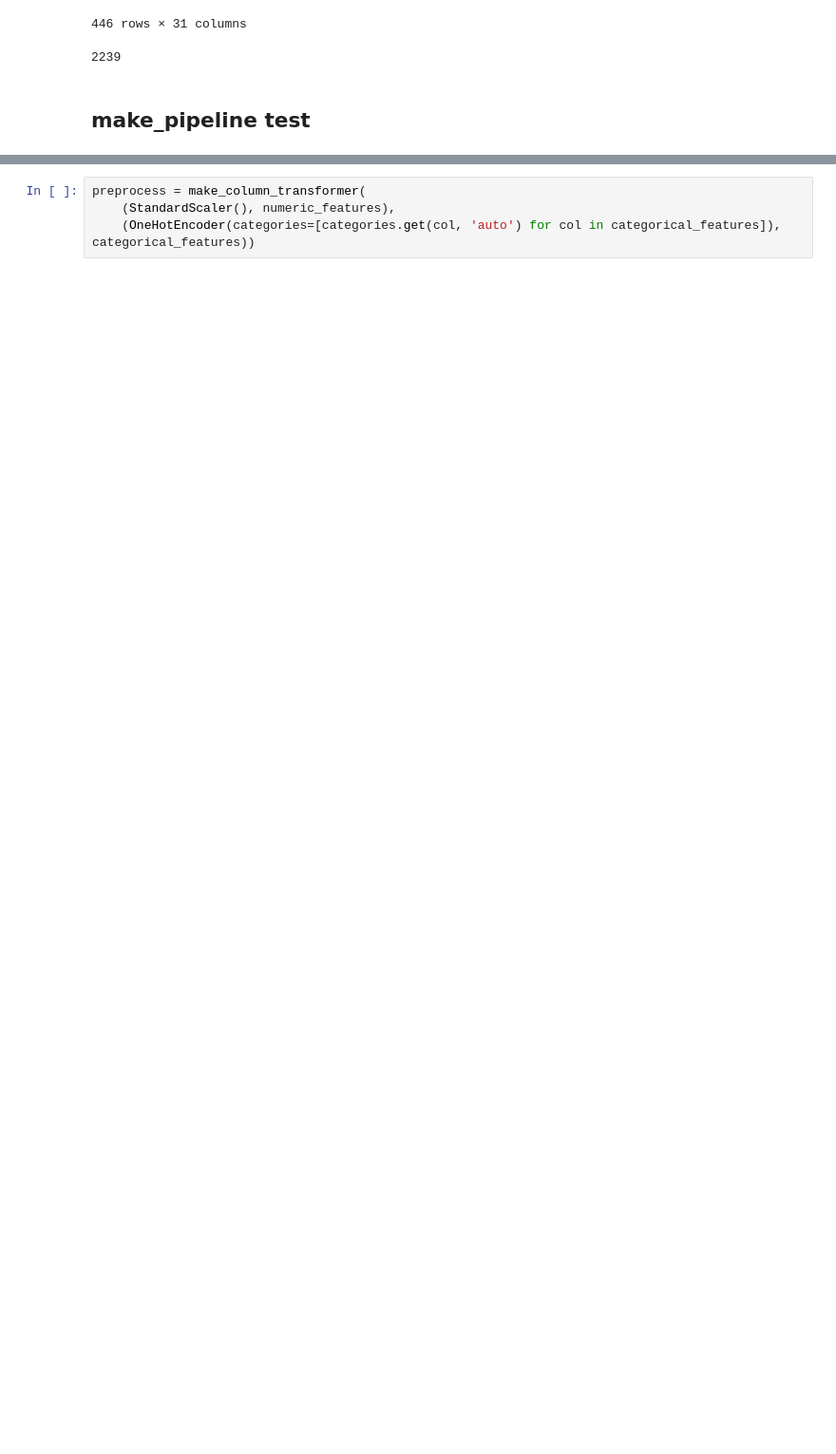
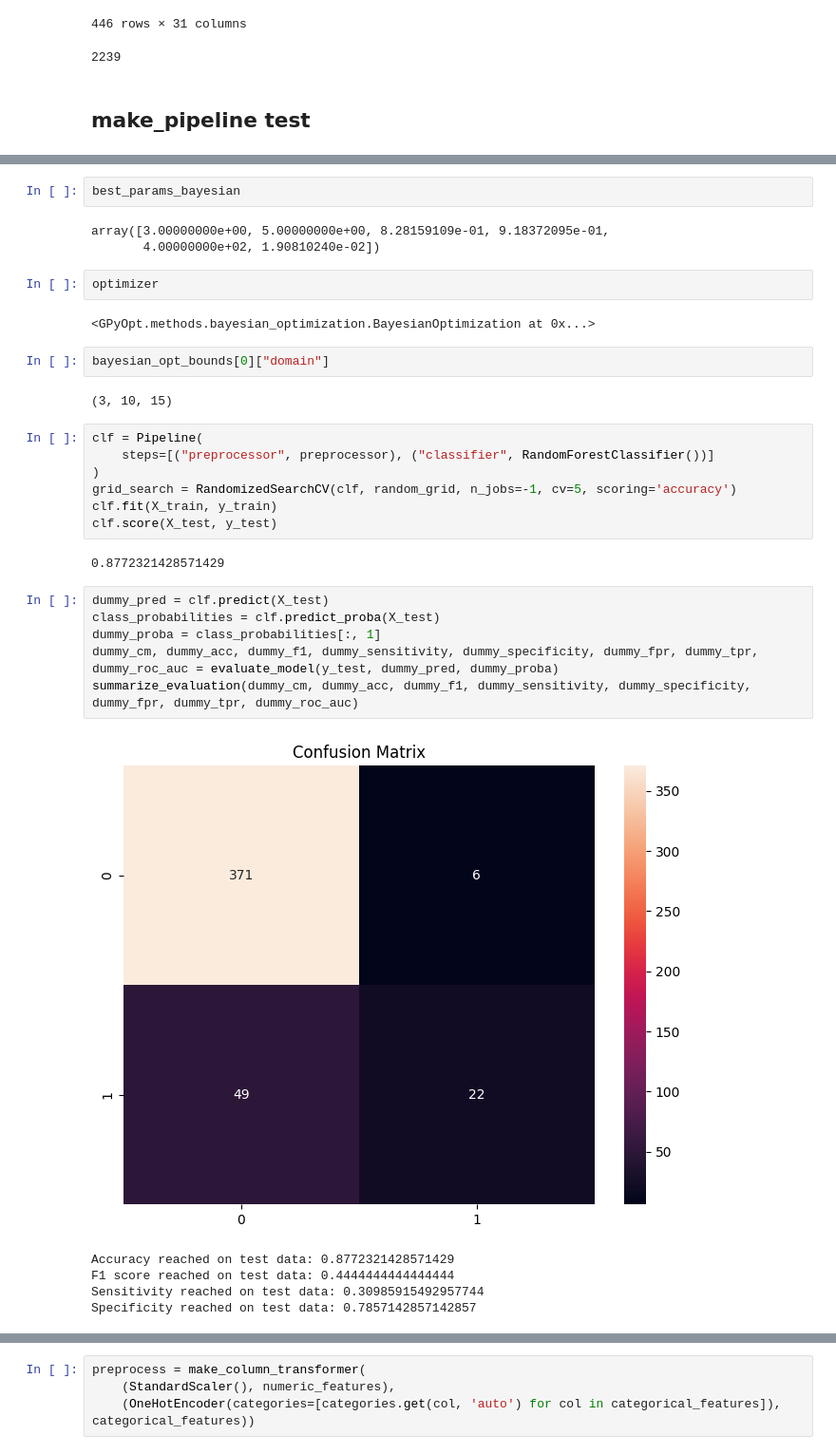
Before and after one commit to Michciak/DataGigaChads_BHL9, a Jupyter notebook: pipeline_test.ipynb, the cells around one changed output, grey strips where cells are left out. Shown at 95% size. Drawn from its saved outputs; the diff is of its cells as text; blank space fills up the shorter version.

```diff
--- a/pipeline_test.ipynb
+++ b/pipeline_test.ipynb
@@ -121,0 +388,34 @@ class PrintData(BaseEstimator, TransformerMixin):
+# %%
+best_params_bayesian
+# %% [output]
+array([3.00000000e+00, 5.00000000e+00, 8.28159109e-01, 9.18372095e-01,
+       4.00000000e+02, 1.90810240e-02])
+# %%
+optimizer
+# %% [output]
+<GPyOpt.methods.bayesian_optimization.BayesianOptimization at 0x...>
+# %%
+bayesian_opt_bounds[0]["domain"]
+# %% [output]
+(3, 10, 15)
+# %%
+clf = Pipeline(
+    steps=[("preprocessor", preprocessor), ("classifier", RandomForestClassifier())]
+)
+grid_search = RandomizedSearchCV(clf, random_grid, n_jobs=-1, cv=5, scoring='accuracy')
+clf.fit(X_train, y_train)
+clf.score(X_test, y_test)
+# %% [output]
+0.8772321428571429
+# %%
+dummy_pred = clf.predict(X_test)
+class_probabilities = clf.predict_proba(X_test)
+dummy_proba = class_probabilities[:, 1]
+dummy_cm, dummy_acc, dummy_f1, dummy_sensitivity, dummy_specificity, dummy_fpr, dummy_tpr, dummy_roc_auc = evaluate_model(y_test, dummy_pred, dummy_proba)
+summarize_evaluation(dummy_cm, dummy_acc, dummy_f1, dummy_sensitivity, dummy_specificity, dummy_fpr, dummy_tpr, dummy_roc_auc)
+# %% [output]
+[figure, added]
+Accuracy reached on test data: 0.8772321428571429
+F1 score reached on test data: 0.4444444444444444
+Sensitivity reached on test data: 0.30985915492957744
+Specificity reached on test data: 0.7857142857142857
```
Also changed, not shown: parts of 23 cells of this notebook, 1 other file.
